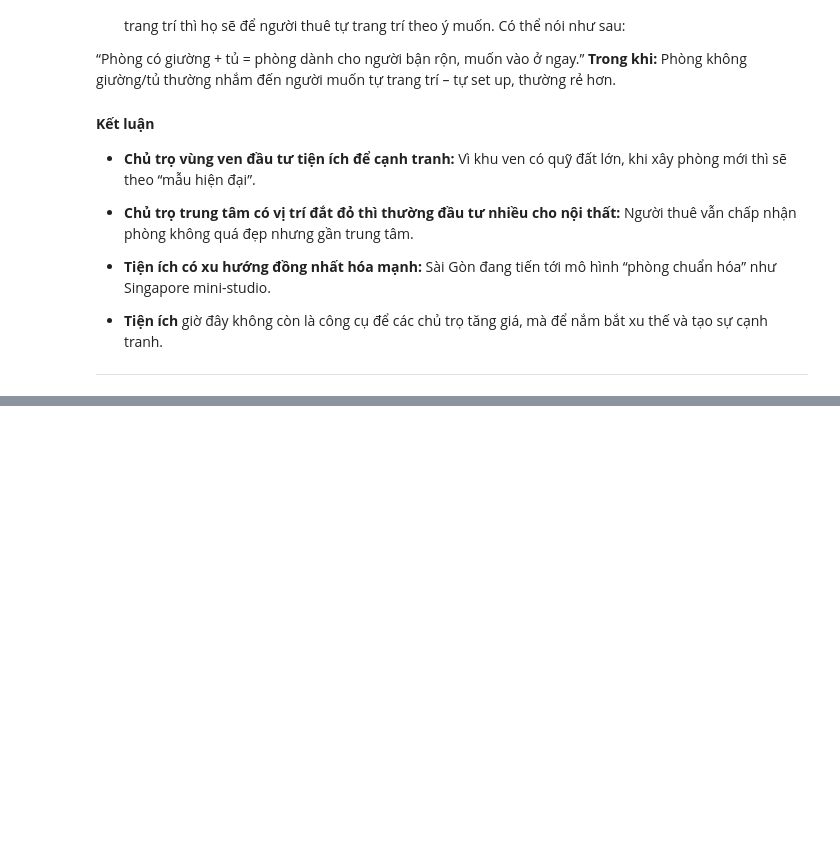
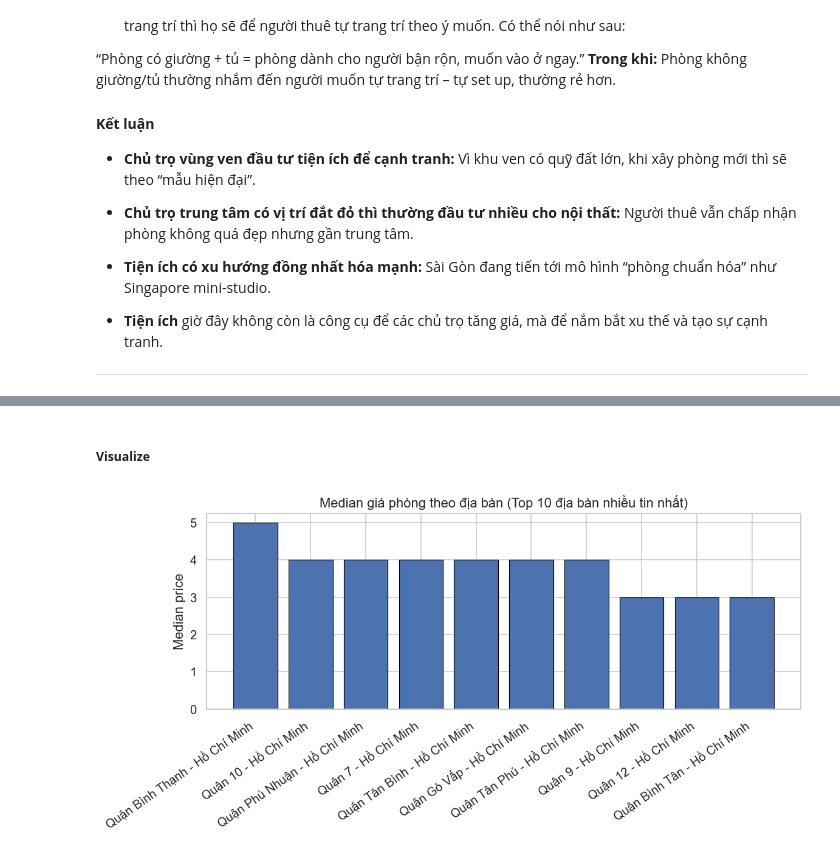
Before and after one commit to HungHiHung10/Intro2DS, a Jupyter notebook: notebooks/relationships_correlations.ipynb, the cells around one changed output, grey strips where cells are left out. Saved outputs shown, nothing was run; the diff lists cells and outputs as text; code cells hidden in the pictures; blank space fills up the shorter version.

```diff
--- a/notebooks/relationships_correlations.ipynb
+++ b/notebooks/relationships_correlations.ipynb
@@ -1042,0 +846,26 @@ Cột `date` không xuất hiện trong phân tích này:
+# %%
+# Các cột chính
+price_col = "price"
+district_col = "address"
+street_col = "street_name"
+
+# Kiểm tra tồn tại
+assert district_col in df.columns
+assert street_col in df.columns
+assert price_col in df.columns
+
+# Detect cột area nếu có
+has_area = "area" in df.columns
+
+# Chọn cột cần thiết
+cols_keep = [district_col, street_col, price_col] + amenity_cols
+if has_area:
+    cols_keep.append("area")
+cols_keep = [c for c in cols_keep if c in df.columns]
+
+df_price = df[cols_keep].copy()
+
+# Lọc các dòng có giá hợp lệ
+df_price = df_price[df_price[price_col].notna()].copy()
+
+print("Số dòng còn lại sau khi lọc giá:", len(df_price))
@@ -1042,0 +940,21 @@ Cột `date` không xuất hiện trong phân tích này:
+# %% [markdown]
+##### **Visualize**
+# %%
+plt.figure(figsize=(10, 5))
+
+median_sorted = price_by_district["median"]
+
+plt.bar(
+    median_sorted.index,
+    median_sorted.values,
+    edgecolor="black",
+    linewidth=0.7,
+)
+
+plt.xticks(rotation=35, ha="right")
+plt.ylabel("Median price")
+plt.title("Median giá phòng theo địa bàn (Top 10 địa bàn nhiều tin nhất)")
+plt.tight_layout()
+plt.show()
+# %% [output]
+[figure, added]
```
Also changed, not shown: parts of 29 cells of this notebook.
